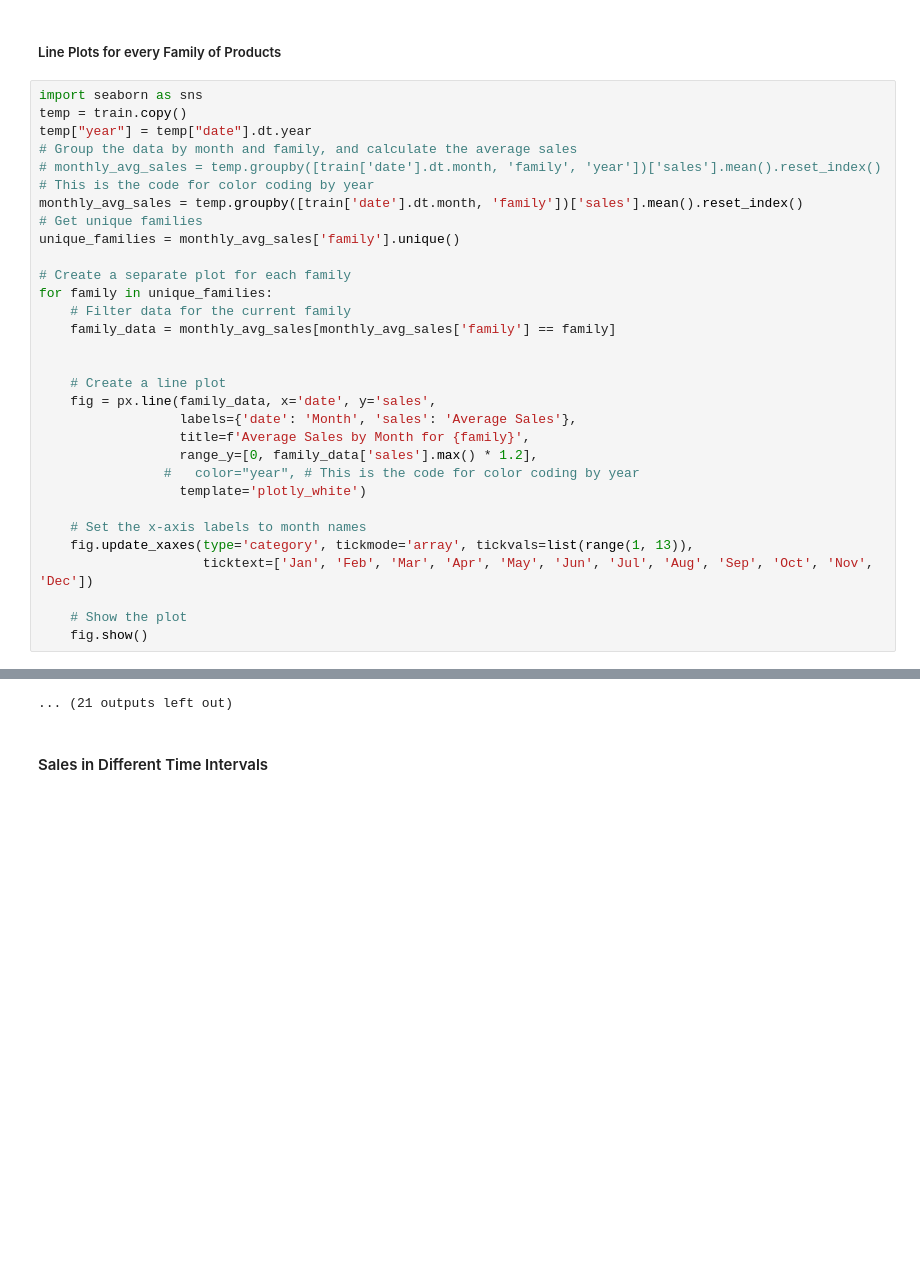
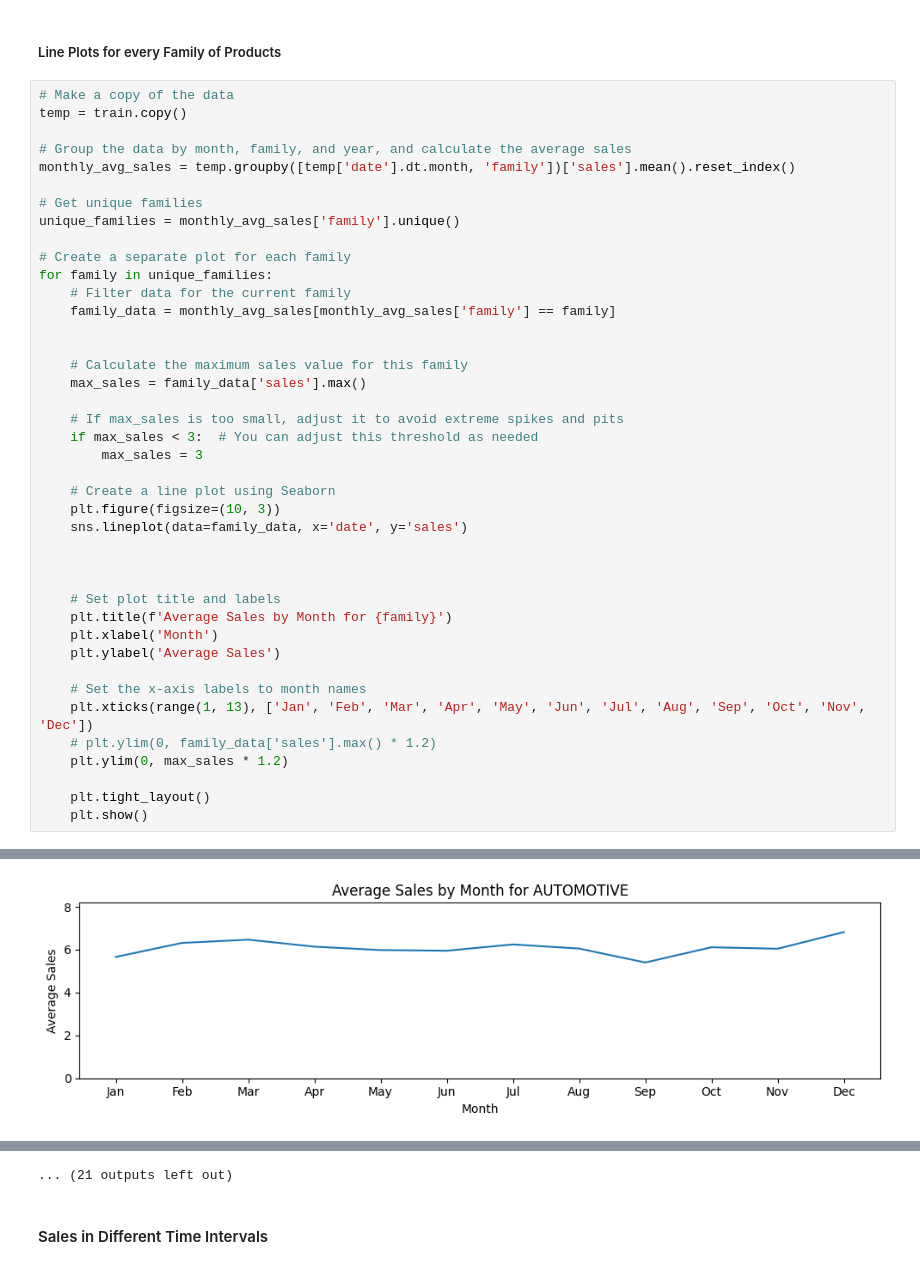
Before and after one commit to NadjaSchindler/ForecastingUniProject, a Jupyter notebook: code/forecasting_final copy.ipynb, the cells around one changed output, grey strips where cells are left out. Cells and saved outputs as stored; diff of their text form; blank space fills up the shorter version.

```diff
--- a/code/forecasting_final copy.ipynb
+++ b/code/forecasting_final copy.ipynb
@@ -133,12 +131,12 @@ plt.show()
 # %% [markdown]
 ##### Line Plots for every Family of Products
 # %%
-import seaborn as sns
+# Make a copy of the data
 temp = train.copy()
-temp["year"] = temp["date"].dt.year
-# Group the data by month and family, and calculate the average sales
-# monthly_avg_sales = temp.groupby([train['date'].dt.month, 'family', 'year'])['sales'].mean().reset_index() # This is the code for color coding by year
-monthly_avg_sales = temp.groupby([train['date'].dt.month, 'family'])['sales'].mean().reset_index()
+
+# Group the data by month, family, and year, and calculate the average sales
+monthly_avg_sales = temp.groupby([temp['date'].dt.month, 'family'])['sales'].mean().reset_index()
+
 # Get unique families
 unique_families = monthly_avg_sales['family'].unique()
 
@@ -148,18 +146,29 @@ for family in unique_families:
     family_data = monthly_avg_sales[monthly_avg_sales['family'] == family]
 
 
-    # Create a line plot
-    fig = px.line(family_data, x='date', y='sales',
-                  labels={'date': 'Month', 'sales': 'Average Sales'},
-                  title=f'Average Sales by Month for {family}',
-                  range_y=[0, family_data['sales'].max() * 1.2],
-                #   color="year", # This is the code for color coding by year
-                  template='plotly_white')
+    # Calculate the maximum sales value for this family
+    max_sales = family_data['sales'].max()
+
+    # If max_sales is too small, adjust it to avoid extreme spikes and pits
+    if max_sales < 3:  # You can adjust this threshold as needed
+        max_sales = 3
+
+    # Create a line plot using Seaborn
+    plt.figure(figsize=(10, 3))
+    sns.lineplot(data=family_data, x='date', y='sales')
+
+
+
+    # Set plot title and labels
+    plt.title(f'Average Sales by Month for {family}')
+    plt.xlabel('Month')
+    plt.ylabel('Average Sales')
 
     # Set the x-axis labels to month names
-    fig.update_xaxes(type='category', tickmode='array', tickvals=list(range(1, 13)),
-                     ticktext=['Jan', 'Feb', 'Mar', 'Apr', 'May', 'Jun', 'Jul', 'Aug', 'Sep', 'Oct', 'Nov', 'Dec'])
+    plt.xticks(range(1, 13), ['Jan', 'Feb', 'Mar', 'Apr', 'May', 'Jun', 'Jul', 'Aug', 'Sep', 'Oct', 'Nov', 'Dec'])
+    # plt.ylim(0, family_data['sales'].max() * 1.2)
+    plt.ylim(0, max_sales * 1.2)
 
-    # Show the plot
-    fig.show()
+    plt.tight_layout()
+    plt.show()
 # %% [output]
@@ -177,0 +175 @@ for family in unique_families:
+[figure, added]
```
Also changed, not shown: parts of 201 cells of this notebook.
